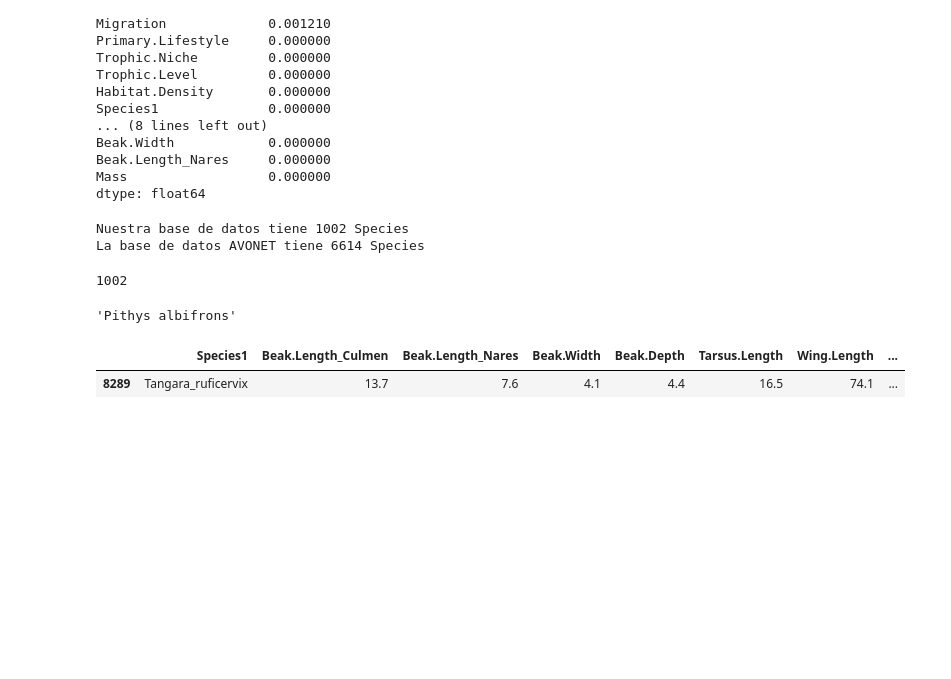
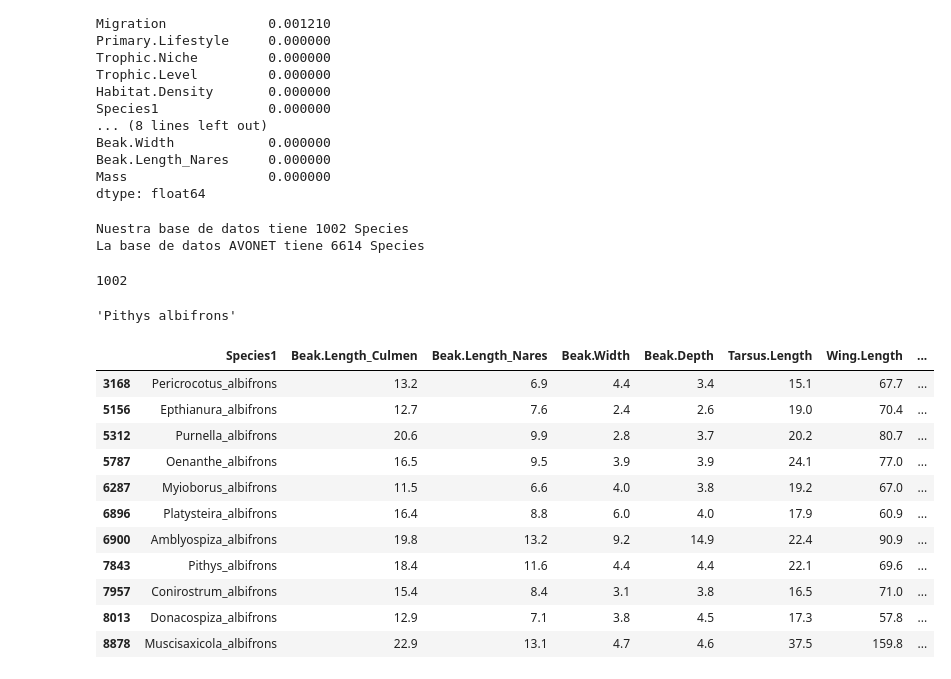
Before and after one commit to camiloacp/The-Evolutionary-Structure-of-Acoustic-Learnability-A-Deep-Learning-Approach-to-Neotropical-Birdsong, a Jupyter notebook: notebooks/13_Data_avonet.ipynb, the cells around one changed output. Cells and saved outputs as stored; diff of their text form; code cells hidden in the pictures; blank space fills up the shorter version.

Commit message:
feat: avonet

```diff
--- a/notebooks/13_Data_avonet.ipynb
+++ b/notebooks/13_Data_avonet.ipynb
@@ -2,7 +2,7 @@
 import pandas as pd
 from src import taxonomia
 
-pd.set_option('display.max_columns', None)
+pd.set_option('display.max_columns', 100)
 # %%
 avonet1 = pd.read_excel("src/data/data_tabular/AVONET.xlsx", sheet_name='AVONET1_BirdLife')
 avonet1.head(3)
@@ -81,9 +81,19 @@ Species_no_encontradas[0]
 # %% [output]
 'Pithys albifrons'
 # %%
-avonet1[avonet1['Species1'].str.contains('ruficervix', case=False, na=False)]
+avonet1[avonet1['Species1'].str.contains('albifrons', case=False, na=False)]
 # %% [output]
 |  | Species1 | Beak.Length_Culmen | Beak.Length_Nares | Beak.Width | Beak.Depth | Tarsus.Length | Wing.Length | ... |
-| 8289 | Tangara_ruficervix | 13.7 | 7.6 | 4.1 | 4.4 | 16.5 | 74.1 | ... |
+| 3168 | Pericrocotus_albifrons | 13.2 | 6.9 | 4.4 | 3.4 | 15.1 | 67.7 | ... |
+| 5156 | Epthianura_albifrons | 12.7 | 7.6 | 2.4 | 2.6 | 19.0 | 70.4 | ... |
+| 5312 | Purnella_albifrons | 20.6 | 9.9 | 2.8 | 3.7 | 20.2 | 80.7 | ... |
+| 5787 | Oenanthe_albifrons | 16.5 | 9.5 | 3.9 | 3.9 | 24.1 | 77.0 | ... |
+| 6287 | Myioborus_albifrons | 11.5 | 6.6 | 4.0 | 3.8 | 19.2 | 67.0 | ... |
+| 6896 | Platysteira_albifrons | 16.4 | 8.8 | 6.0 | 4.0 | 17.9 | 60.9 | ... |
+| 6900 | Amblyospiza_albifrons | 19.8 | 13.2 | 9.2 | 14.9 | 22.4 | 90.9 | ... |
+| 7843 | Pithys_albifrons | 18.4 | 11.6 | 4.4 | 4.4 | 22.1 | 69.6 | ... |
+| 7957 | Conirostrum_albifrons | 15.4 | 8.4 | 3.1 | 3.8 | 16.5 | 71.0 | ... |
+| 8013 | Donacospiza_albifrons | 12.9 | 7.1 | 3.8 | 4.5 | 17.3 | 57.8 | ... |
+| 8878 | Muscisaxicola_albifrons | 22.9 | 13.1 | 4.7 | 4.6 | 37.5 | 159.8 | ... |
 # %%
 #avonet1['Species1'] = avonet1['Species1'].str.replace("Tangara_vitriolina", "Stilpnia_vitriolina")
```
Also changed, not shown: parts of 28 cells of this notebook, 2 other files.
